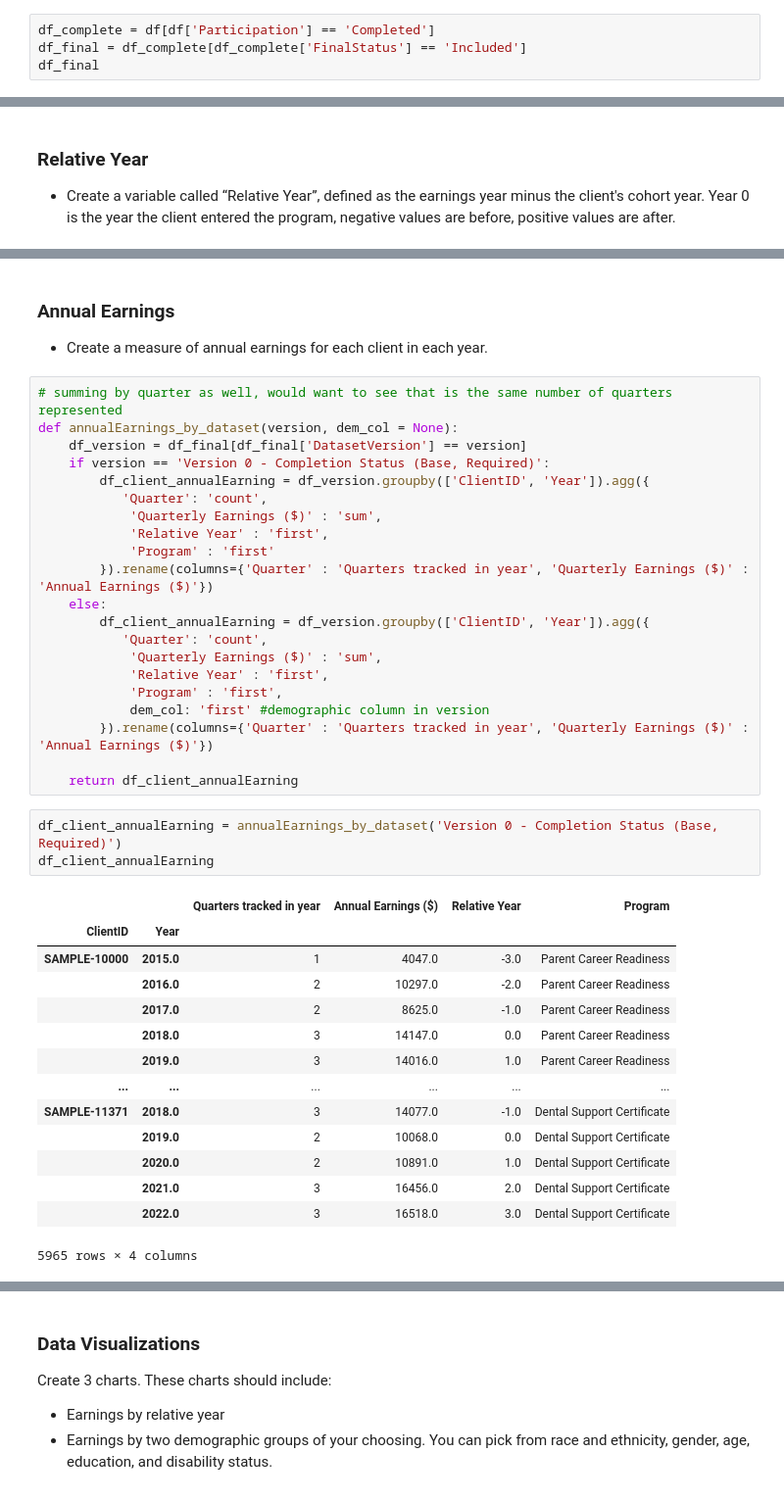
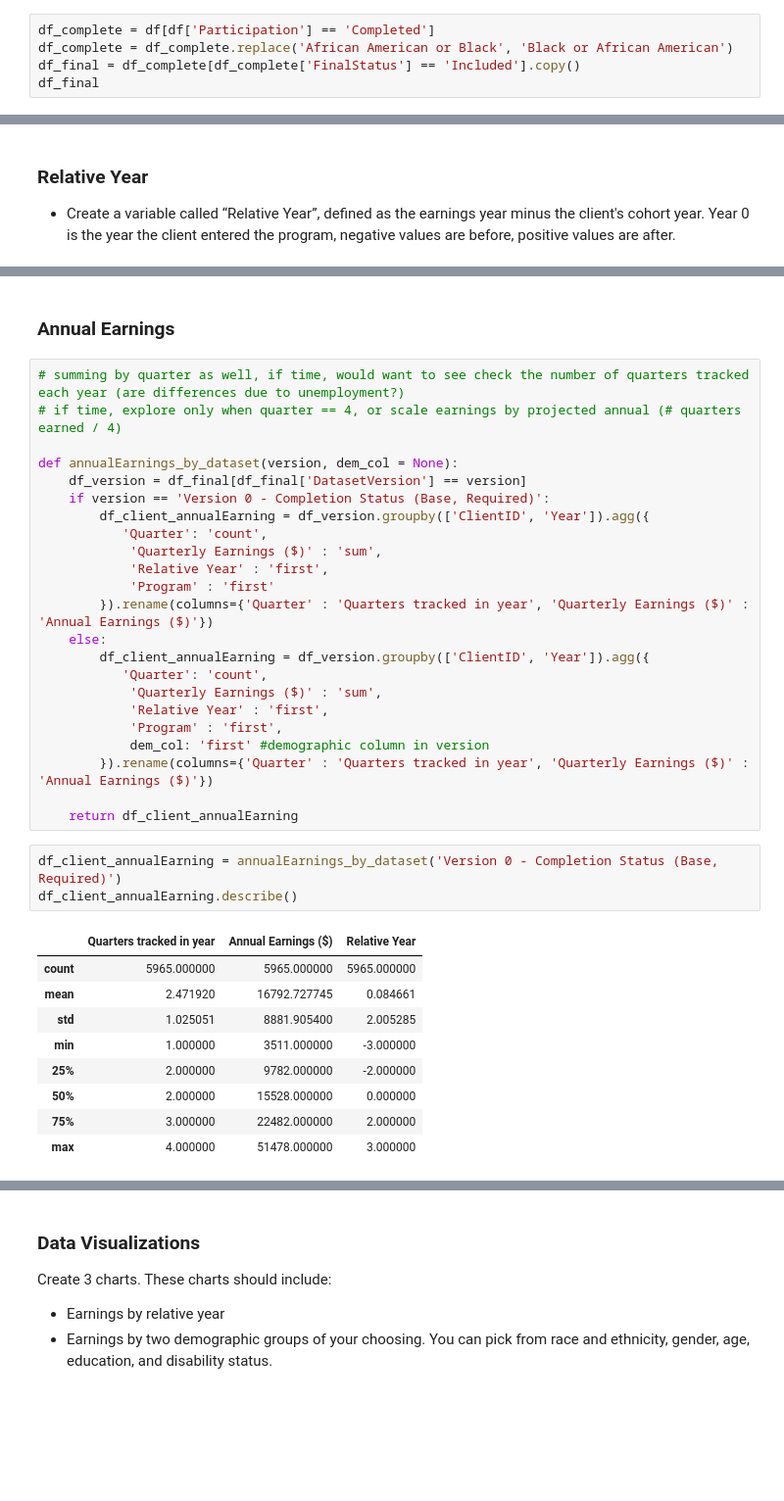
Before and after one commit to reilyfairchild/TP_InterviewActivity, a Jupyter notebook: work.ipynb, the cells around one changed output, grey strips where cells are left out. Shown at 98% size. Drawn from its saved outputs; the diff is of its cells as text; blank space fills up the shorter version.

```diff
--- a/work.ipynb
+++ b/work.ipynb
@@ -233,6 +226,7 @@ df_notComplete
 # %%
 df_complete = df[df['Participation'] == 'Completed']
-df_final = df_complete[df_complete['FinalStatus'] == 'Included']
+df_complete = df_complete.replace('African American or Black', 'Black or African American')
+df_final = df_complete[df_complete['FinalStatus'] == 'Included'].copy()
 df_final
 # %% [output]
 |  | ClientID | Cohort | Participation | Program | RaceEthnicity | Gender | AgeBracket | EducationAttainment | ... |
@@ -306,8 +305,9 @@ See the caveats in the documentation: https://pandas.pydata.org/pandas-docs/stab
 # %% [markdown]
 ### Annual Earnings
-- Create a measure of annual earnings for each client in each year.
 # %%
-# summing by quarter as well, would want to see that is the same number of quarters represented
+# summing by quarter as well, if time, would want to see check the number of quarters tracked each year (are differences due to unemployment?)
+# if time, explore only when quarter == 4, or scale earnings by projected annual (# quarters earned / 4)
+
 def annualEarnings_by_dataset(version, dem_col = None):
     df_version = df_final[df_final['DatasetVersion'] == version]
     if version == 'Version 0 - Completion Status (Base, Required)':
@@ -329,19 +329,14 @@ def annualEarnings_by_dataset(version, dem_col = None):
     return df_client_annualEarning
 # %%
 df_client_annualEarning = annualEarnings_by_dataset('Version 0 - Completion Status (Base, Required)')
-df_client_annualEarning
+df_client_annualEarning.describe()
 # %% [output]
-|  |  | Quarters tracked in year | Annual Earnings ($) | Relative Year | Program |
-| ClientID | Year |  |  |  |  |
-| SAMPLE-10000 | 2015.0 | 1 | 4047.0 | -3.0 | Parent Career Readiness |
-|  | 2016.0 | 2 | 10297.0 | -2.0 | Parent Career Readiness |
-|  | 2017.0 | 2 | 8625.0 | -1.0 | Parent Career Readiness |
-|  | 2018.0 | 3 | 14147.0 | 0.0 | Parent Career Readiness |
-|  | 2019.0 | 3 | 14016.0 | 1.0 | Parent Career Readiness |
-| ... | ... | ... | ... | ... | ... |
-| SAMPLE-11371 | 2018.0 | 3 | 14077.0 | -1.0 | Dental Support Certificate |
-|  | 2019.0 | 2 | 10068.0 | 0.0 | Dental Support Certificate |
-|  | 2020.0 | 2 | 10891.0 | 1.0 | Dental Support Certificate |
-|  | 2021.0 | 3 | 16456.0 | 2.0 | Dental Support Certificate |
-|  | 2022.0 | 3 | 16518.0 | 3.0 | Dental Support Certificate |
+|  | Quarters tracked in year | Annual Earnings ($) | Relative Year |
+| count | 5965.000000 | 5965.000000 | 5965.000000 |
+| mean | 2.471920 | 16792.727745 | 0.084661 |
+| std | 1.025051 | 8881.905400 | 2.005285 |
+| min | 1.000000 | 3511.000000 | -3.000000 |
+| 25% | 2.000000 | 9782.000000 | -2.000000 |
+| 50% | 2.000000 | 15528.000000 | 0.000000 |
+| 75% | 3.000000 | 22482.000000 | 2.000000 |
+| max | 4.000000 | 51478.000000 | 3.000000 |
-5965 rows × 4 columns
```
Also changed, not shown: parts of 15 cells of this notebook, 5 other files.
